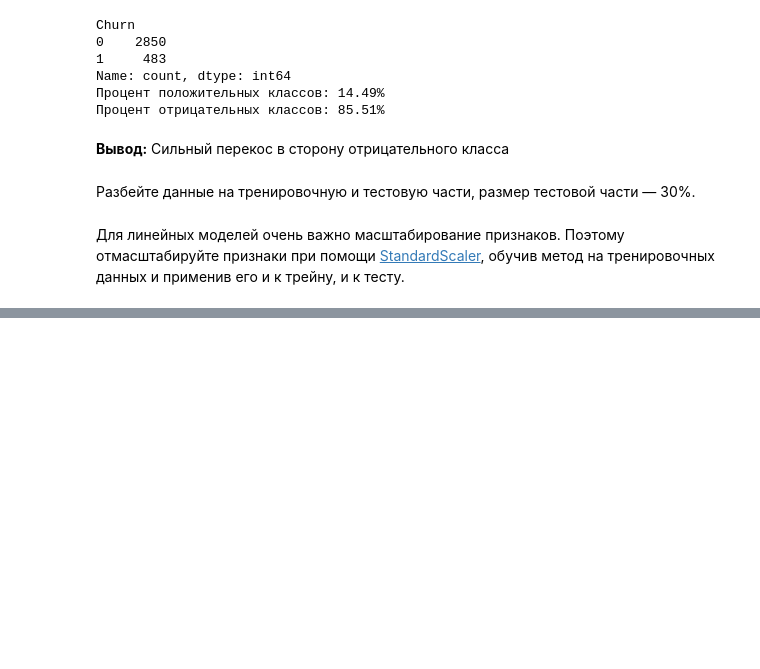
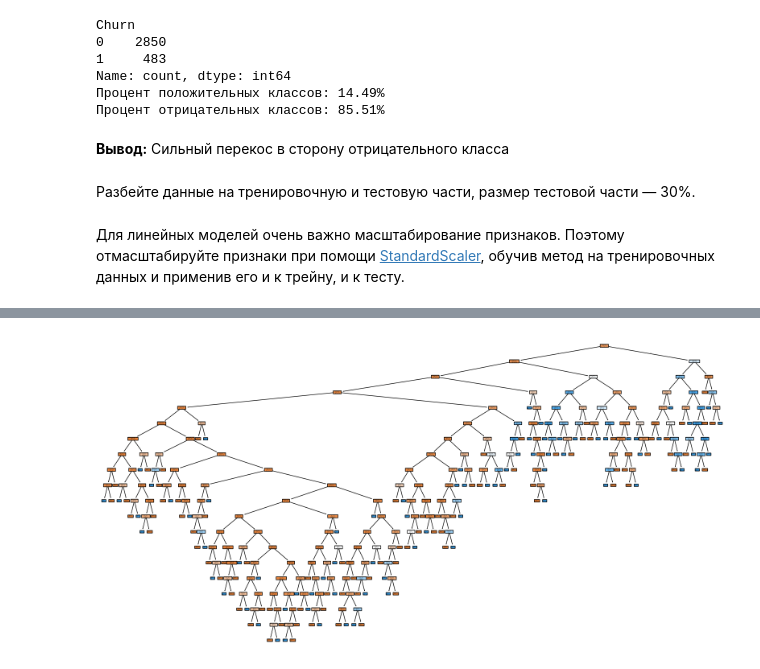
Before and after one commit to ulis891/ML, a Jupyter notebook: HW_8.ipynb, the cells around one changed output, grey strips where cells are left out. Drawn from its saved outputs; the diff is of its cells as text; code cells hidden in the pictures; blank space fills up the shorter version.

```diff
--- a/HW_8.ipynb
+++ b/HW_8.ipynb
@@ -78,0 +81,3 @@ X_test = scaler.transform(X_test)
+# %%
+X_train = pd.DataFrame(X_train, columns=X.columns)
+X_test = pd.DataFrame(X_test, columns=X.columns)
@@ -78,0 +90,11 @@ X_test = scaler.transform(X_test)
+# %%
+from sklearn.linear_model import LogisticRegression
+from sklearn.svm import SVC
+
+# Логистическая регрессия
+logreg = LogisticRegression()
+logreg.fit(X_train, y_train)
+
+# Метод опорных векторов
+svc_linear = SVC(kernel='linear')
+svc_linear.fit(X_train, y_train)
@@ -78,0 +126,13 @@ X_test = scaler.transform(X_test)
+# %%
+from sklearn.tree import DecisionTreeClassifier
+
+# Обучение решающего дерева
+tree = DecisionTreeClassifier()
+tree.fit(X_train, y_train)
+
+# Предсказание на тестовых данных
+y_pred_tree = tree.predict_proba(X_test)[:, 1]
+
+# Вычисление ROC AUC для решающего дерева
+roc_auc_tree = roc_auc_score(y_test, y_pred_tree)
+print(f"ROC AUC для решающего дерева: {roc_auc_tree:.4f}")
@@ -78,0 +202,10 @@ X_test = scaler.transform(X_test)
+# %%
+# Визуализация дерева решающего дерева
+from sklearn.tree import plot_tree
+import matplotlib.pyplot as plt
+
+plt.figure(figsize=(20, 10))
+plot_tree(tree, filled=True, feature_names=X.columns, class_names=['Not Churn', 'Churn'], rounded=True)
+plt.show()
+# %% [output]
+[figure, added]
```
Also changed, not shown: parts of 11 cells of this notebook.
